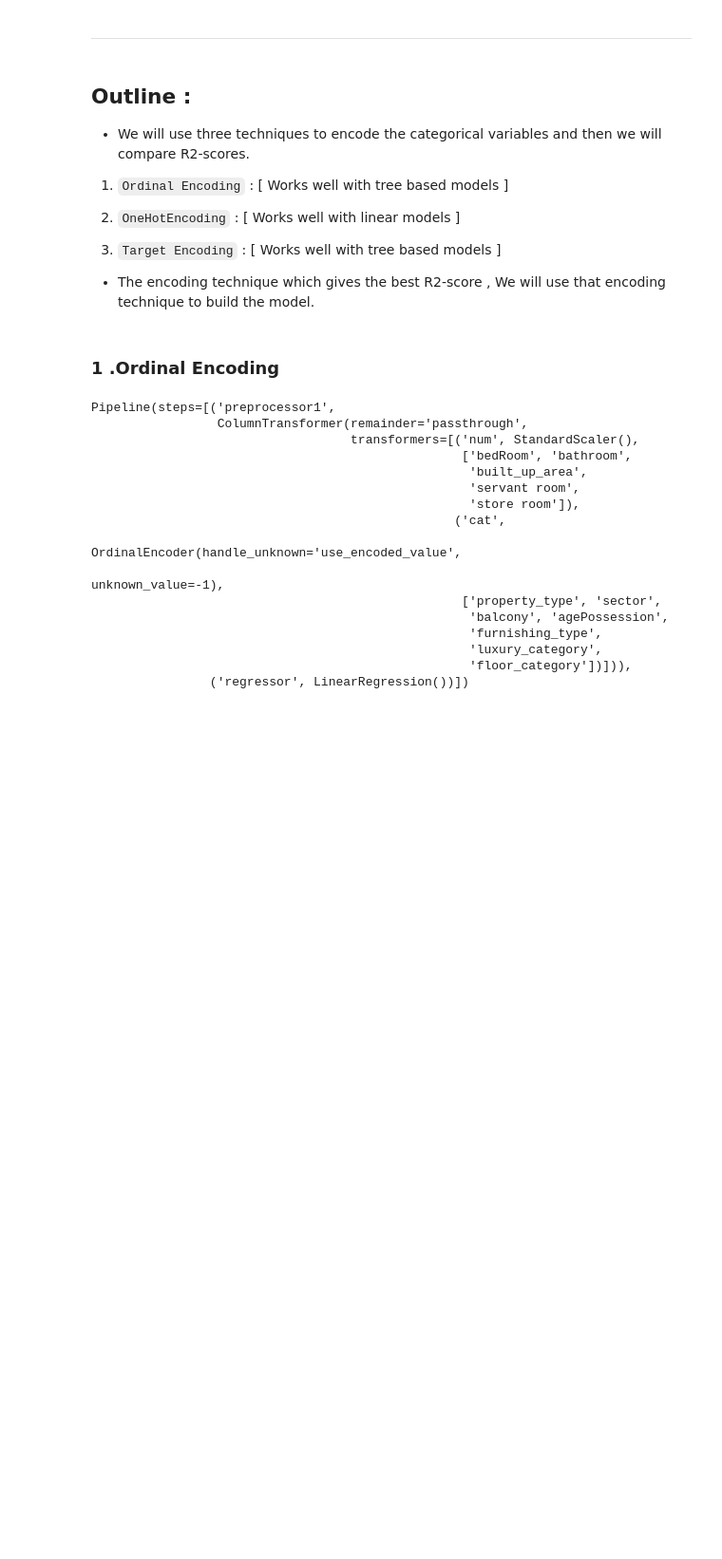
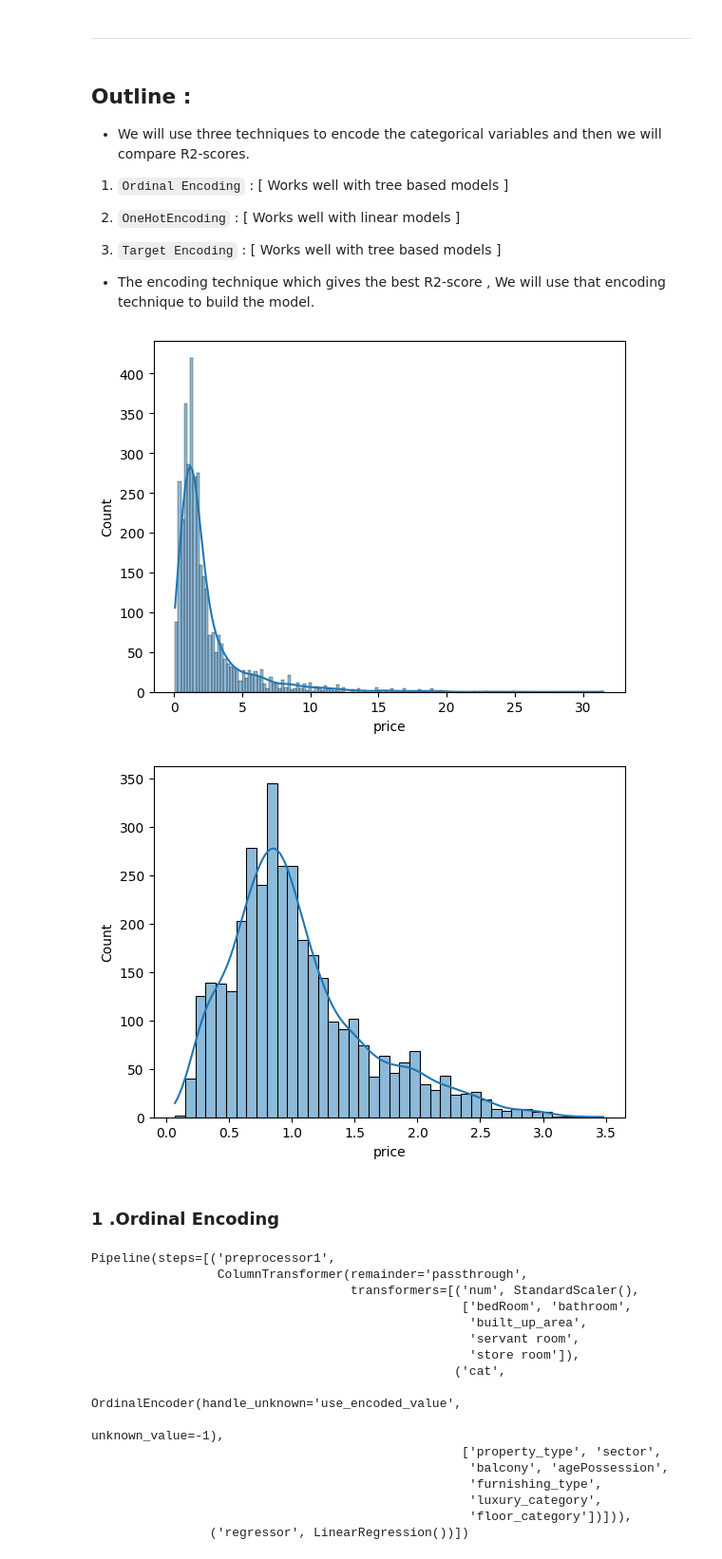
Before and after one commit to ranjanchoubey/real-estate, a Jupyter notebook: 6-modelling/6.2 model-selection.ipynb, the cells around one changed output. Shown at 95% size. Saved outputs shown, nothing was run; the diff lists cells and outputs as text; code cells hidden in the pictures; blank space fills up the shorter version.

```diff
--- a/6-modelling/6.2 model-selection.ipynb
+++ b/6-modelling/6.2 model-selection.ipynb
@@ -89,6 +89,18 @@ y = df['price']
 
 # Since  price have skewed distribtuion , we need to apply the log1p transformation to it
 y_transformed = np.log1p(y)
+# %%
+import seaborn as sns
+import matplotlib.pyplot as plt
+
+sns.histplot(y,kde=True)
+plt.show()
+
+sns.histplot(y_transformed,kde=True)
+plt.show()
+# %% [output]
+[figure, added]
+[figure, added]
 # %% [markdown]
 ### **1 .Ordinal Encoding**
 # %%
```
Also changed, not shown: parts of 35 cells of this notebook, 4 other files.
